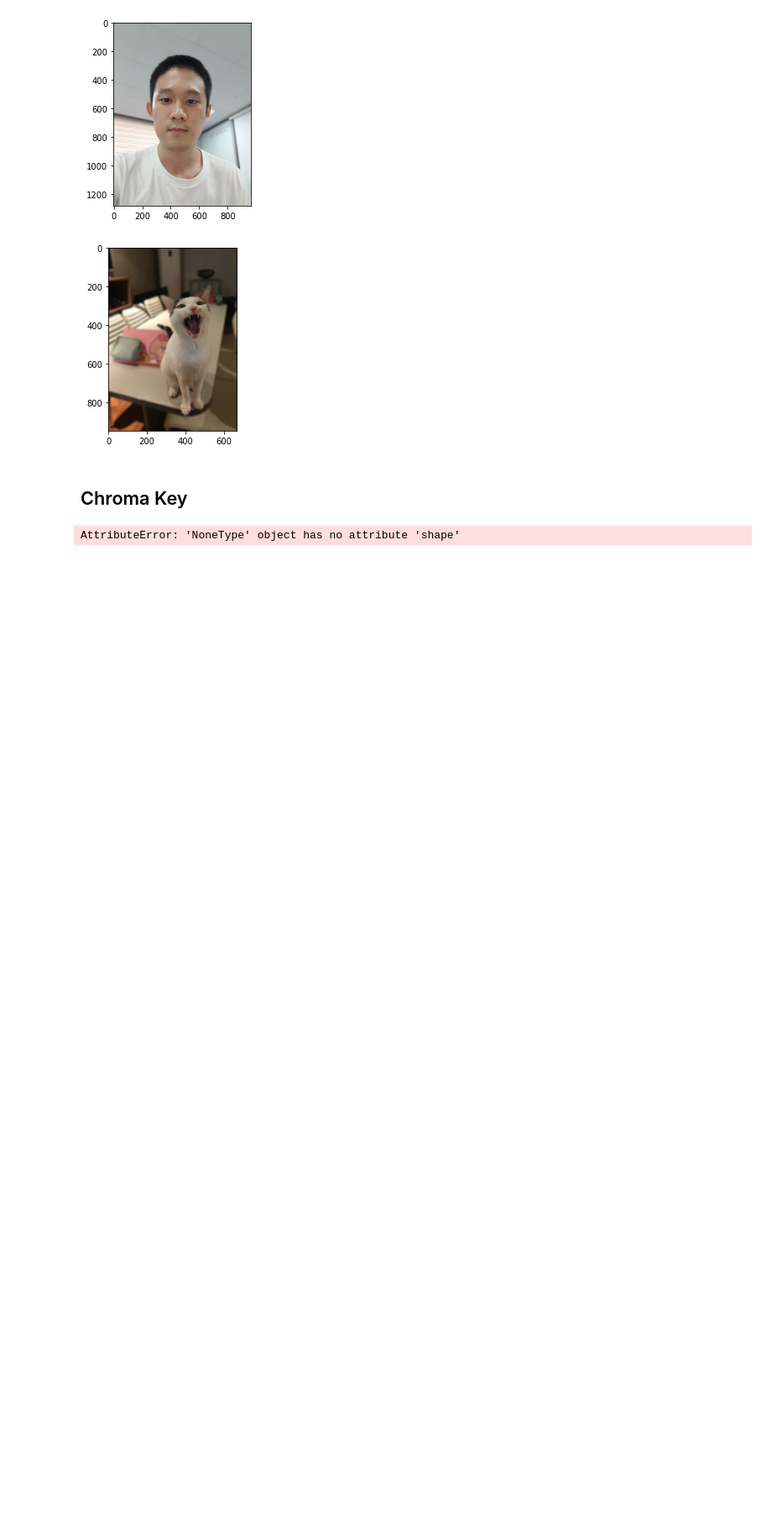
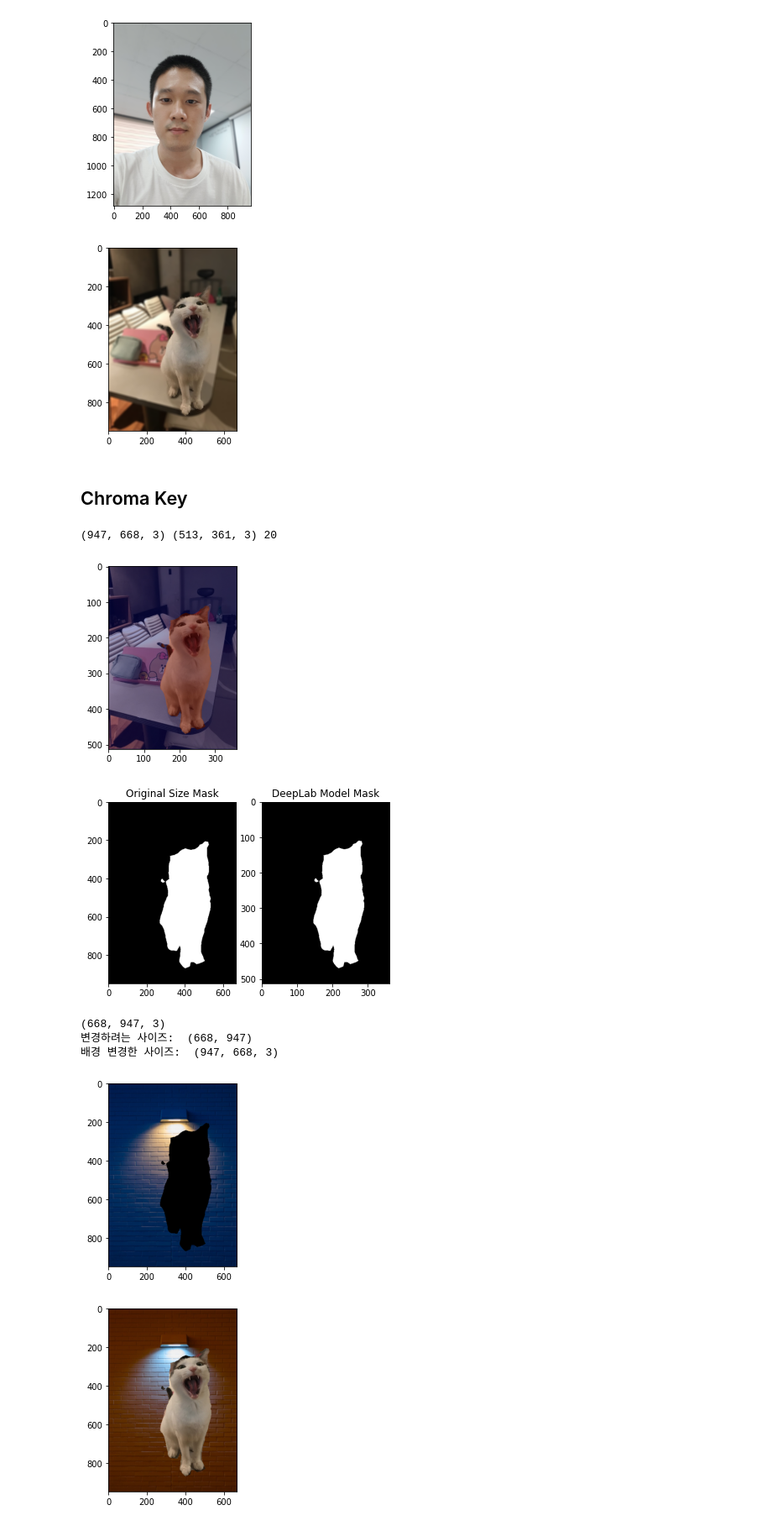
Before and after one commit to peter1505/AIFFEL, a Jupyter notebook: face_blur.ipynb, the cells around one changed output. Shown at 84% size. Cells and saved outputs as stored; diff of their text form; code cells hidden in the pictures; blank space fills up the shorter version.

```diff
--- a/face_blur.ipynb
+++ b/face_blur.ipynb
@@ -396,7 +396,7 @@ plt.show()
 # %% [markdown]
 ## Chroma Key
 # %%
-img_dir = os.getenv('HOME')+'/aiffel/human_segmentation/my_images'
+img_dir = os.getenv('HOME')+'/aiffel/EXP_08_human_segmentation/images'
 
 
 def bg_concat(img_name, label, bg_name):
@@ -430,32 +430,39 @@ def bg_concat(img_name, label, bg_name):
     ax.set_title('DeepLab Model Mask')
     plt.show()
 
     # 배경 이미지 불러오기
     bg_path = os.path.join(img_dir, bg_name)
     img_bg = cv2.imread(bg_path)
 
     img_bg = MODEL.preprocess(img_bg)
     img_bg = cv2.resize(img_bg,img_mask_up.shape)
     print(img_bg.shape)
     plt.imshow(img_bg)
 
     target_size = (img_orig.shape[1], img_orig.shape[0])
     print("변경하려는 사이즈: ", target_size)
     bg_resize = cv2.resize(img_bg, target_size)
     print("배경 변경한 사이즈: ", bg_resize.shape)
 
     img_mask_color = cv2.cvtColor(img_mask_up, cv2.COLOR_GRAY2BGR)
     img_bg_mask = cv2.bitwise_not(img_mask_color)
     img_bg_masked = cv2.bitwise_and(bg_resize, img_bg_mask)
     plt.imshow(img_bg_masked)
     plt.show()
 
     img_concat = np.where(img_mask_color==255, img_orig, bg_resize)
     plt.imshow(cv2.cvtColor(img_concat, cv2.COLOR_BGR2RGB))
     plt.show()
 
 
 bg_concat('mew.png','cat','background.png')
 # %% [output]
-AttributeError: 'NoneType' object has no attribute 'shape'
+(947, 668, 3) (513, 361, 3) 20
+[figure, added]
+[figure, added]
+(668, 947, 3)
+변경하려는 사이즈:  (668, 947)
+배경 변경한 사이즈:  (947, 668, 3)
+[figure, added]
+[figure, added]
 # %% [markdown]
```
Also changed, not shown: parts of 3 cells of this notebook.
